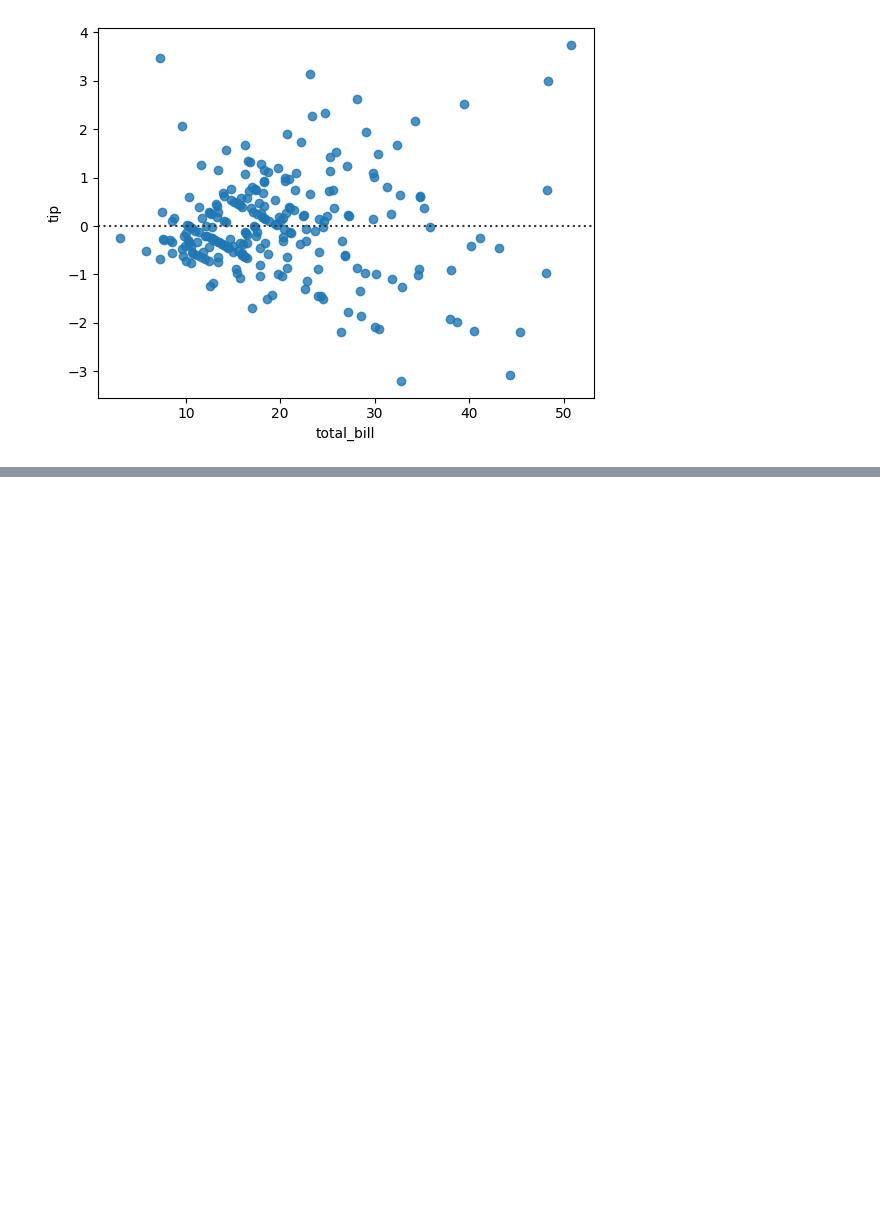
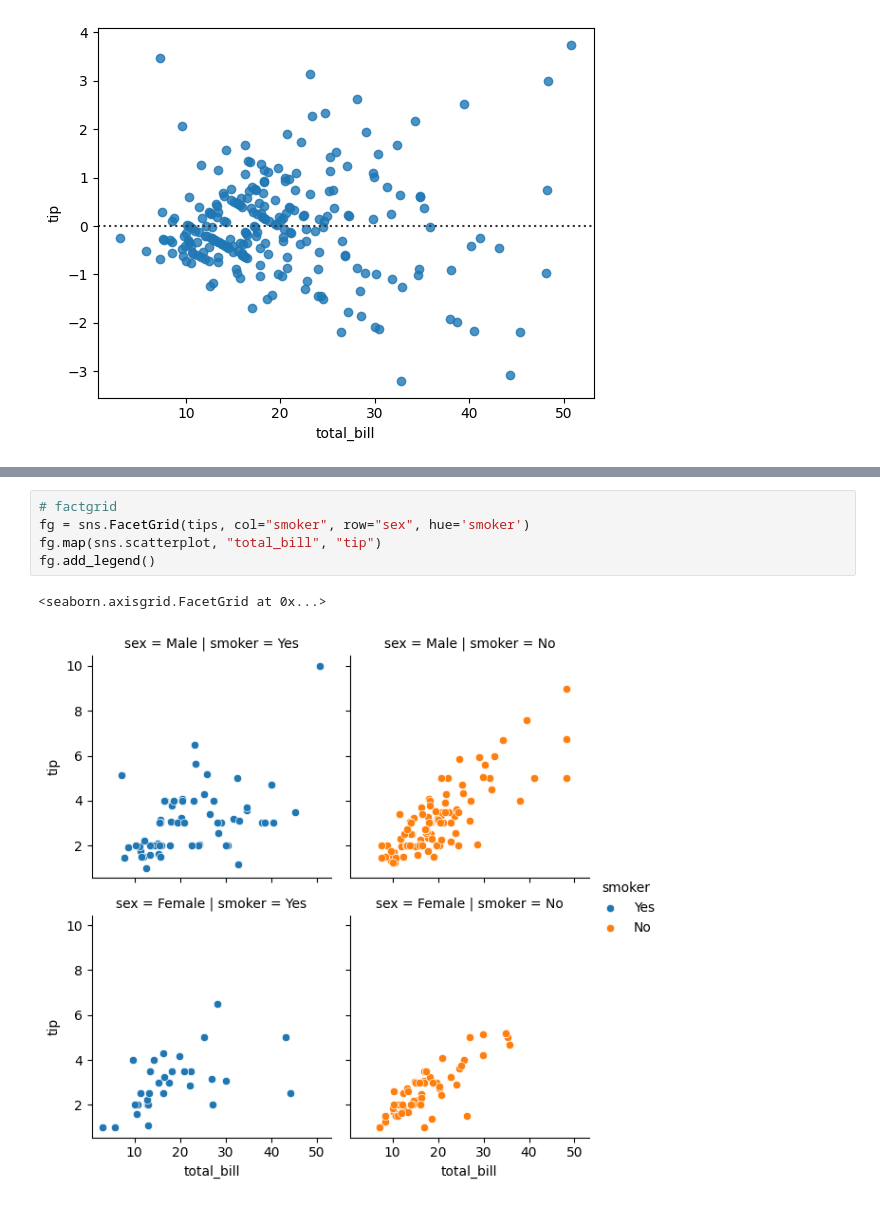
Before and after one commit to akashpagi/SEABORN-DATA-VISUALIZATION-LIBRARY-FOR-DATA-SCIENCE, a Jupyter notebook: SESSION 26 - PLOTTING USING SEABORN PART 2.ipynb, the cells around one changed output, grey strips where cells are left out. Saved outputs shown, nothing was run; the diff lists cells and outputs as text; blank space fills up the shorter version.

Commit message:
[ Multi-plot grids -  Facet grids, Pair grids, Joint grids ]

```diff
--- a/SESSION 26 - PLOTTING USING SEABORN PART 2.ipynb
+++ b/SESSION 26 - PLOTTING USING SEABORN PART 2.ipynb
@@ -238,0 +248,8 @@ sns.residplot(tips, x='total_bill', y='tip')
+# %%
+# factgrid
+fg = sns.FacetGrid(tips, col="smoker", row="sex", hue='smoker')
+fg.map(sns.scatterplot, "total_bill", "tip")
+fg.add_legend()
+# %% [output]
+<seaborn.axisgrid.FacetGrid at 0x...>
+[figure, added]
```
Also changed, not shown: parts of 18 cells of this notebook.
